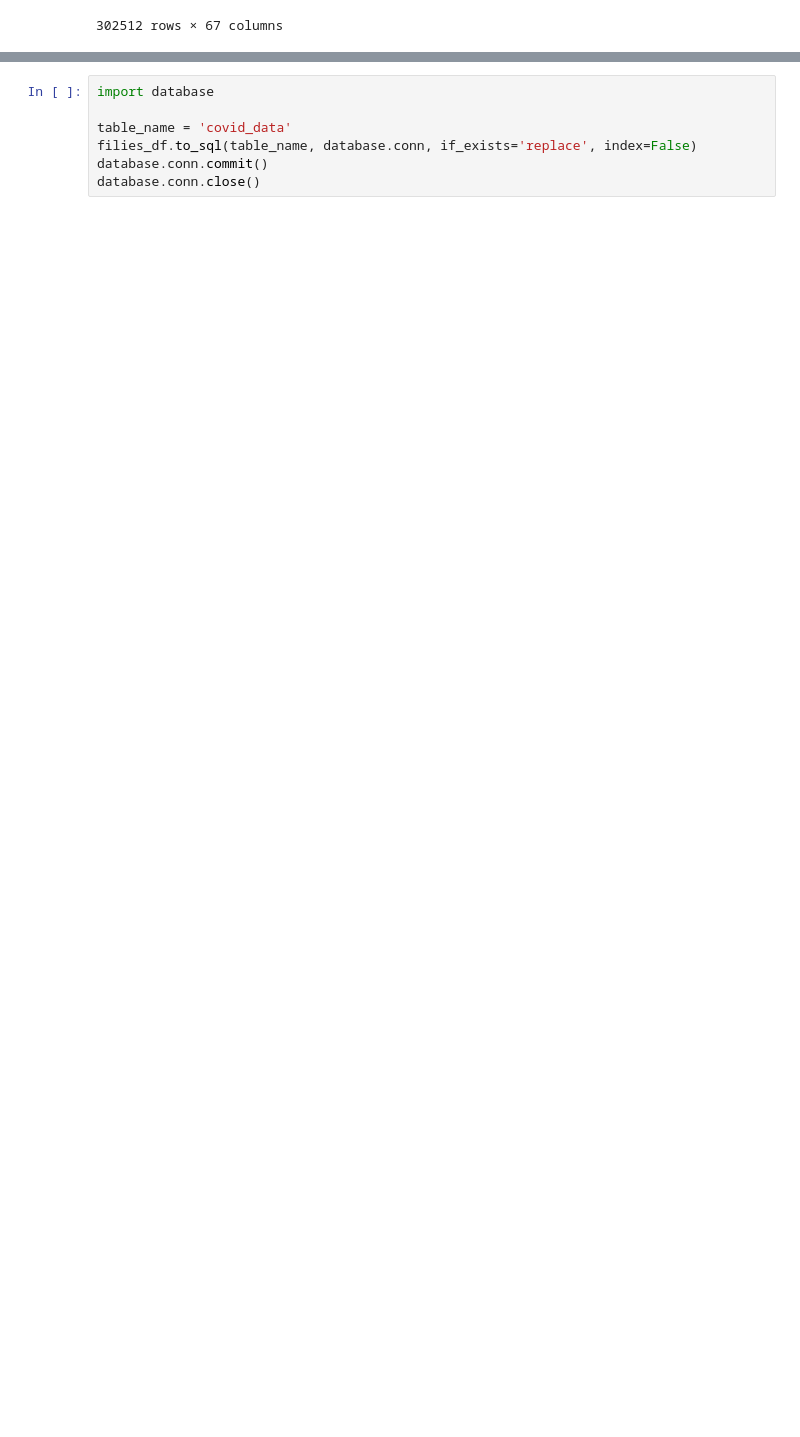
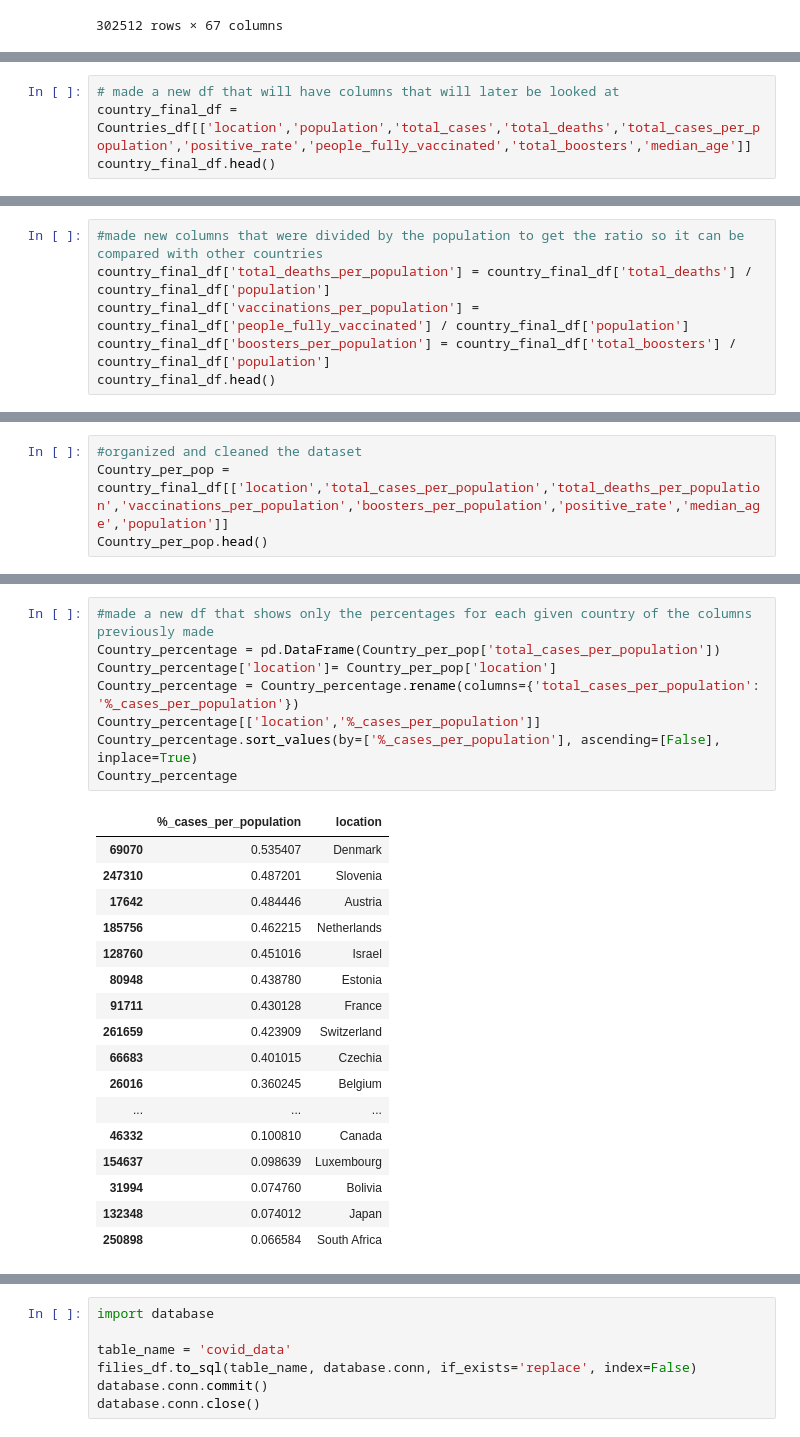
Before and after one commit to Murtatha381/Project-3, a Jupyter notebook: jupyter_database.ipynb, the cells around one changed output, grey strips where cells are left out. Saved outputs shown, nothing was run; the diff lists cells and outputs as text; blank space fills up the shorter version.

```diff
--- a/jupyter_database.ipynb
+++ b/jupyter_database.ipynb
@@ -40,0 +93,4 @@ filies_df
+# %%
+# made a new df that will have columns that will later be looked at
+country_final_df = Countries_df[['location','population','total_cases','total_deaths','total_cases_per_population','positive_rate','people_fully_vaccinated','total_boosters','median_age']]
+country_final_df.head()
@@ -40,0 +104,6 @@ filies_df
+# %%
+#made new columns that were divided by the population to get the ratio so it can be compared with other countries
+country_final_df['total_deaths_per_population'] = country_final_df['total_deaths'] / country_final_df['population']
+country_final_df['vaccinations_per_population'] = country_final_df['people_fully_vaccinated'] / country_final_df['population']
+country_final_df['boosters_per_population'] = country_final_df['total_boosters'] / country_final_df['population']
+country_final_df.head()
@@ -40,0 +132,4 @@ filies_df
+# %%
+#organized and cleaned the dataset
+Country_per_pop = country_final_df[['location','total_cases_per_population','total_deaths_per_population','vaccinations_per_population','boosters_per_population','positive_rate','median_age','population']]
+Country_per_pop.head()
@@ -40,0 +143,26 @@ filies_df
+# %%
+#made a new df that shows only the percentages for each given country of the columns previously made
+Country_percentage = pd.DataFrame(Country_per_pop['total_cases_per_population'])
+Country_percentage['location']= Country_per_pop['location']
+Country_percentage = Country_percentage.rename(columns={'total_cases_per_population': '%_cases_per_population'})
+Country_percentage[['location','%_cases_per_population']]
+Country_percentage.sort_values(by=['%_cases_per_population'], ascending=[False], inplace=True)
+Country_percentage
+# %% [output]
+|  | %_cases_per_population | location |
+| 69070 | 0.535407 | Denmark |
+| 247310 | 0.487201 | Slovenia |
+| 17642 | 0.484446 | Austria |
+| 185756 | 0.462215 | Netherlands |
+| 128760 | 0.451016 | Israel |
+| 80948 | 0.438780 | Estonia |
+| 91711 | 0.430128 | France |
+| 261659 | 0.423909 | Switzerland |
+| 66683 | 0.401015 | Czechia |
+| 26016 | 0.360245 | Belgium |
+| ... | ... | ... |
+| 46332 | 0.100810 | Canada |
+| 154637 | 0.098639 | Luxembourg |
+| 31994 | 0.074760 | Bolivia |
+| 132348 | 0.074012 | Japan |
+| 250898 | 0.066584 | South Africa |
```
Also changed, not shown: parts of 11 cells of this notebook.
